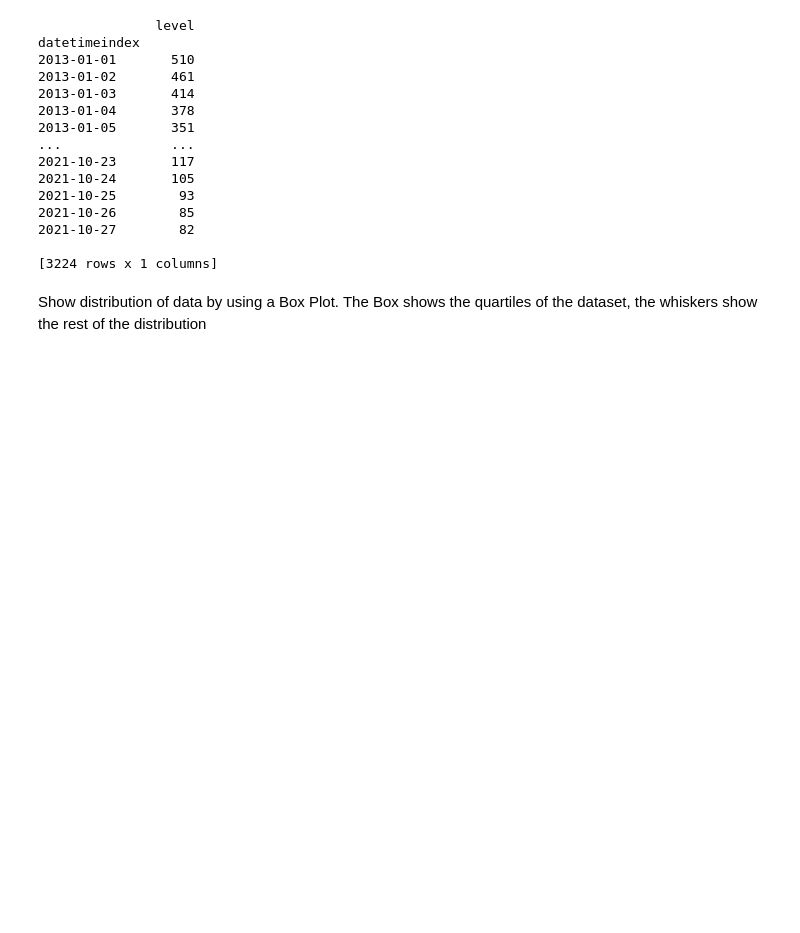
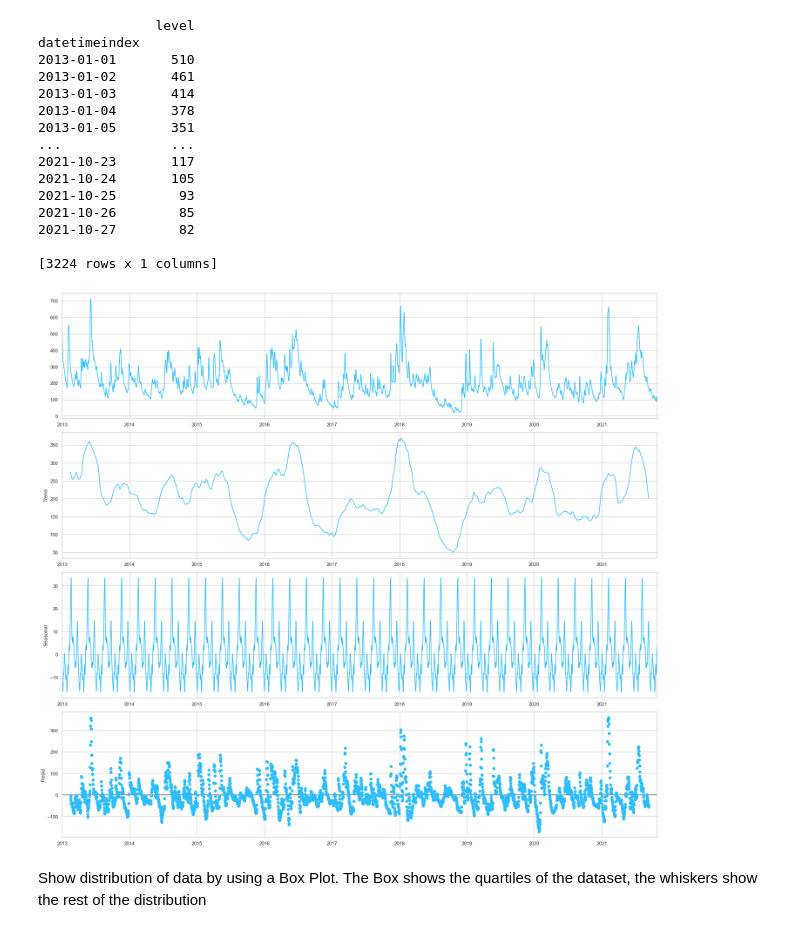
Before and after one commit to AJWarnke/datascienceml2022, a Jupyter notebook: analysis.ipynb, the cells around one changed output. Drawn from its saved outputs; the diff is of its cells as text; code cells hidden in the pictures; blank space fills up the shorter version.

```diff
--- a/analysis.ipynb
+++ b/analysis.ipynb
@@ -77,7 +83,13 @@ datetimeindex
 
 [3224 rows x 1 columns]
 # %%
-result_add = seasonal_decompose(x=data['level'], model='additive', extrapolate_trend='freq', period=1)
+result_add = seasonal_decompose(x=data, model='additive', period=91)
+# %%
+plt.rc("figure", figsize=(20,18))
+result_add.plot()
+plt.show()
+# %% [output]
+[figure, added]
 # %% [markdown]
 Show distribution of data by using a Box Plot. The Box shows the quartiles of the dataset, the whiskers show the rest of the distribution
 # %%
```
Also changed, not shown: parts of 7 cells of this notebook.
